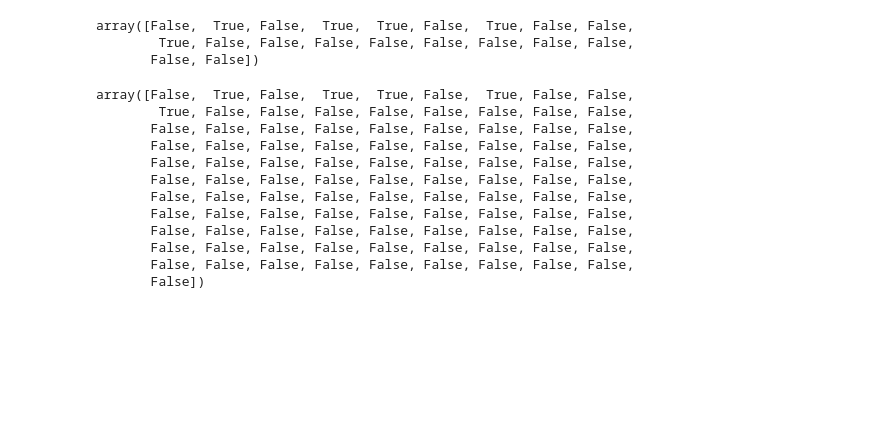
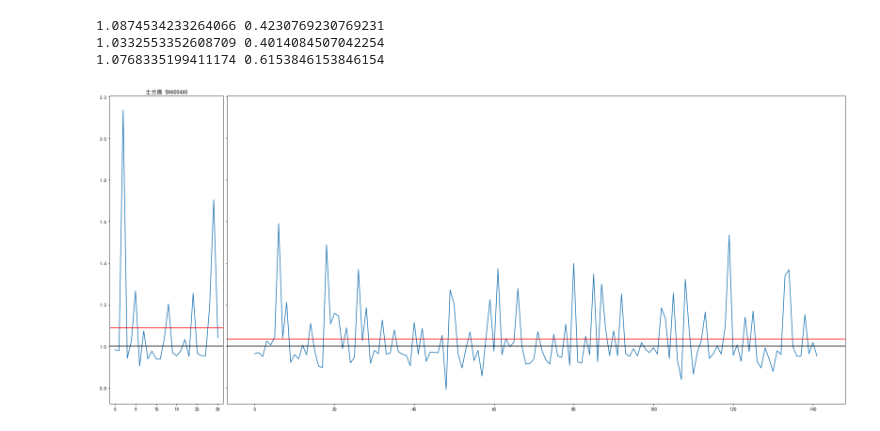
Before and after one commit to JohnCrash/stock, a Jupyter notebook: jupyter/test.ipynb, the cells around one changed output. Saved outputs shown, nothing was run; the diff lists cells and outputs as text; code cells hidden in the pictures; blank space fills up the shorter version.

```diff
--- a/jupyter/test.ipynb
+++ b/jupyter/test.ipynb
@@ -52,21 +52,30 @@ a = np.array([9,3,4,6,1])
-# %%
-choose.flatIndexs(a,20)
-# %% [output]
-array([False,  True, False,  True,  True, False,  True, False, False,
-        True, False, False, False, False, False, False, False, False,
-       False, False])
-# %%
-p
-# %% [output]
-array([False,  True, False,  True,  True, False,  True, False, False,
-        True, False, False, False, False, False, False, False, False,
-       False, False, False, False, False, False, False, False, False,
-       False, False, False, False, False, False, False, False, False,
-       False, False, False, False, False, False, False, False, False,
-       False, False, False, False, False, False, False, False, False,
-       False, False, False, False, False, False, False, False, False,
-       False, False, False, False, False, False, False, False, False,
-       False, False, False, False, False, False, False, False, False,
-       False, False, False, False, False, False, False, False, False,
-       False, False, False, False, False, False, False, False, False,
-       False])
+# %%
+def compareMacdAndBollMa20Plot(code):
+    c,k,d = stock.loadKline(code)
+    macdR = choose.macdRange(k)
+    #扩大一个，并且放置向前溢出
+    macdR[:,0]-=1
+    if macdR[0,0]<0:
+        macdR[0,0] = 0
+    buy = choose.intersectionIndexs([
+        choose.rangeToIndexs(macdR),
+        choose.rangeToIndexs(choose.bollSelectRange(k,20,0.18,20)),
+        choose.volumeMaIndexs(k,2,20),
+        choose.priceMaIndexs(k,20),
+        choose.priceGrowIndexs(k)
+    ])
+    ma20 = stock.maK(k,20)
+    sell = choose.argWhere(k[:,4]<ma20)
+    t0 = choose.buySellMatch(buy,sell)
+
+    macd = choose.macdRange(k)
+    t1 = choose.buySellMatch(macd[:,0],macd[:,1])
+
+    choose.analysisBuySell(c,k,[t0,t1])
+# %%
+compareMacdAndBollMa20Plot('SH:600460')
+# %% [output]
+1.0874534233264066 0.4230769230769231
+1.0332553352608709 0.4014084507042254
+1.0768335199411174 0.6153846153846154
+[figure, added]
```
Also changed, not shown: parts of 6 cells of this notebook, 3 other files.
